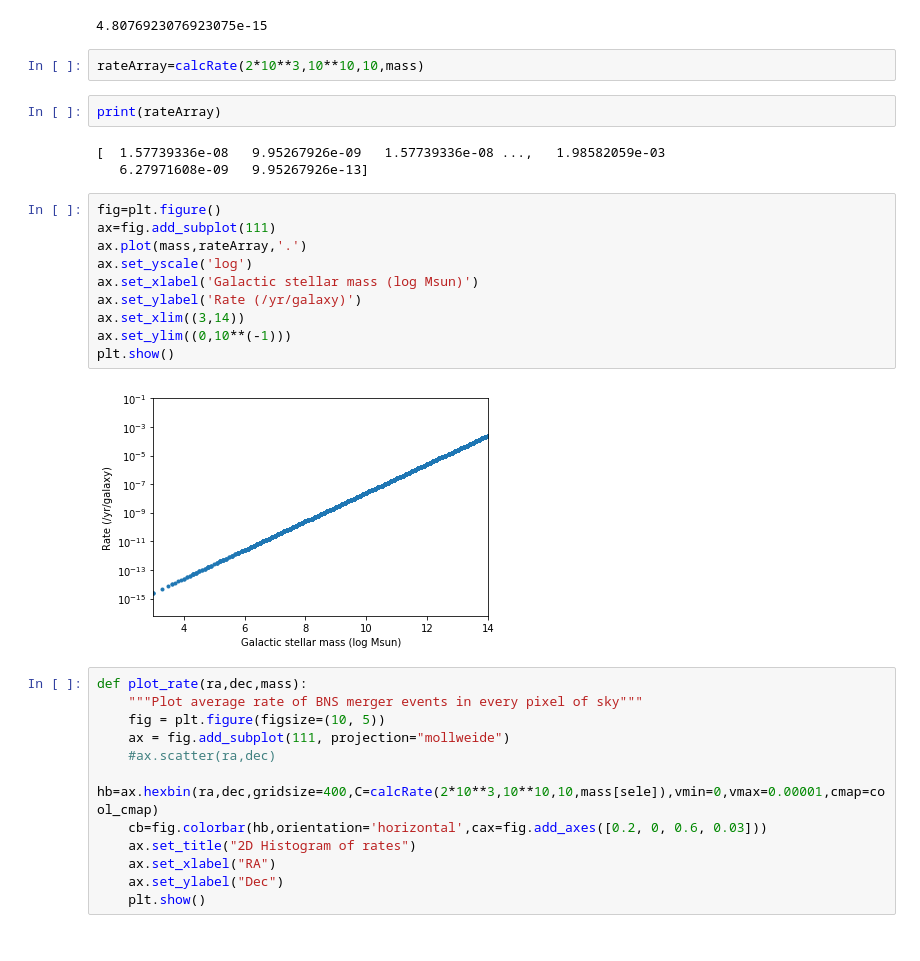
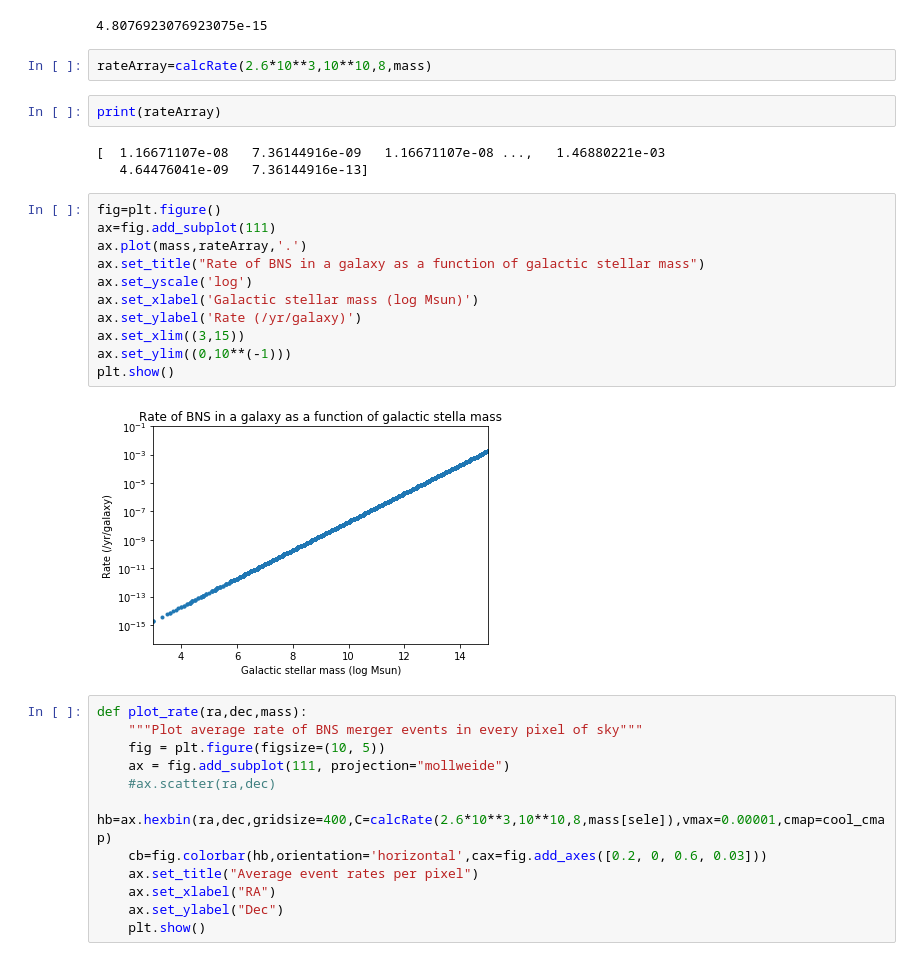
Before and after one commit to kperezsa/BNS-MergerRates, a Jupyter notebook: 200mpcMaps.ipynb, the cells around one changed output. Cells and saved outputs as stored; diff of their text form.

```diff
--- a/200mpcMaps.ipynb
+++ b/200mpcMaps.ipynb
@@ -86,33 +85,34 @@ def calcRate(reticMass, retTime, dwarfG, mass): #mass of Reticulum II, lookback-
 # %% [output]
 4.8076923076923075e-15
 # %%
-rateArray=calcRate(2*10**3,10**10,10,mass)
+rateArray=calcRate(2.6*10**3,10**10,8,mass)
 # %%
 print(rateArray)
 # %% [output]
-[  1.57739336e-08   9.95267926e-09   1.57739336e-08 ...,   1.98582059e-03
-   6.27971608e-09   9.95267926e-13]
+[  1.16671107e-08   7.36144916e-09   1.16671107e-08 ...,   1.46880221e-03
+   4.64476041e-09   7.36144916e-13]
 # %%
 fig=plt.figure()
 ax=fig.add_subplot(111)
 ax.plot(mass,rateArray,'.')
+ax.set_title("Rate of BNS in a galaxy as a function of galactic stellar mass")
 ax.set_yscale('log')
 ax.set_xlabel('Galactic stellar mass (log Msun)')
 ax.set_ylabel('Rate (/yr/galaxy)')
-ax.set_xlim((3,14))
+ax.set_xlim((3,15))
 ax.set_ylim((0,10**(-1)))
 plt.show()
 # %% [output]
-[figure, old version]
+[figure, new version]
 # %%
 def plot_rate(ra,dec,mass):
     """Plot average rate of BNS merger events in every pixel of sky"""
     fig = plt.figure(figsize=(10, 5))
     ax = fig.add_subplot(111, projection="mollweide")
     #ax.scatter(ra,dec)
-    hb=ax.hexbin(ra,dec,gridsize=400,C=calcRate(2*10**3,10**10,10,mass[sele]),vmin=0,vmax=0.00001,cmap=cool_cmap)
+    hb=ax.hexbin(ra,dec,gridsize=400,C=calcRate(2.6*10**3,10**10,8,mass[sele]),vmax=0.00001,cmap=cool_cmap)
     cb=fig.colorbar(hb,orientation='horizontal',cax=fig.add_axes([0.2, 0, 0.6, 0.03]))
-    ax.set_title("2D Histogram of rates")
+    ax.set_title("Average event rates per pixel")
     ax.set_xlabel("RA")
     ax.set_ylabel("Dec")
     plt.show()
```
Also changed, not shown: parts of 10 cells of this notebook.
